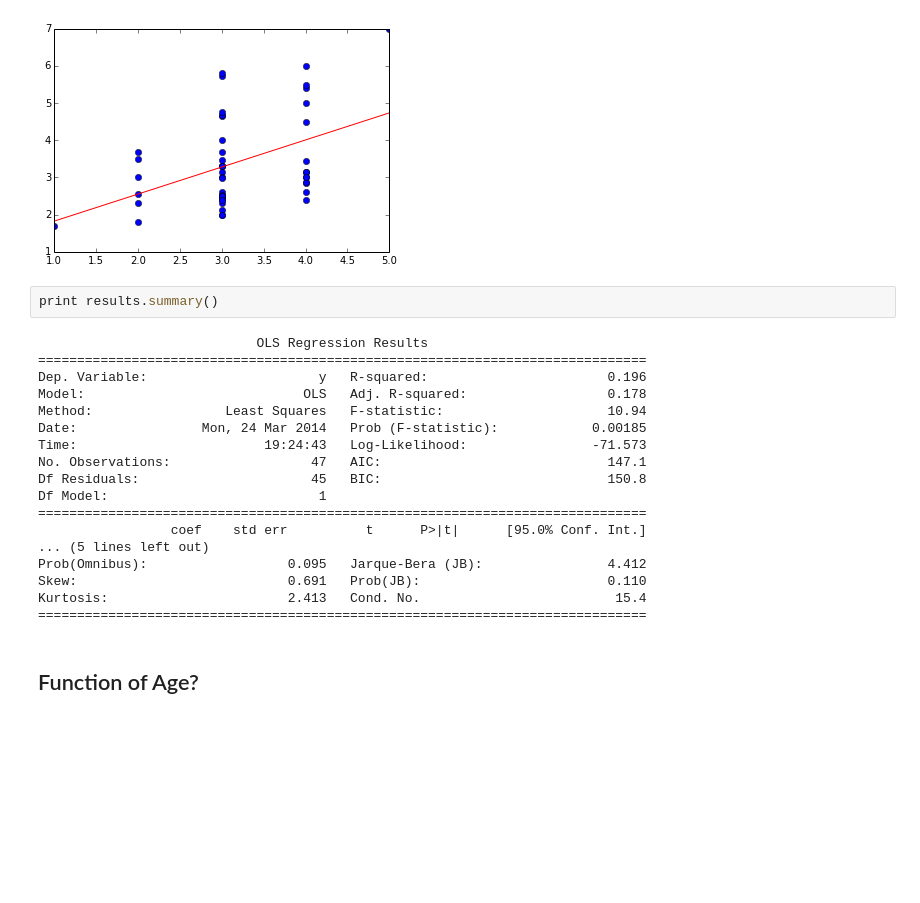
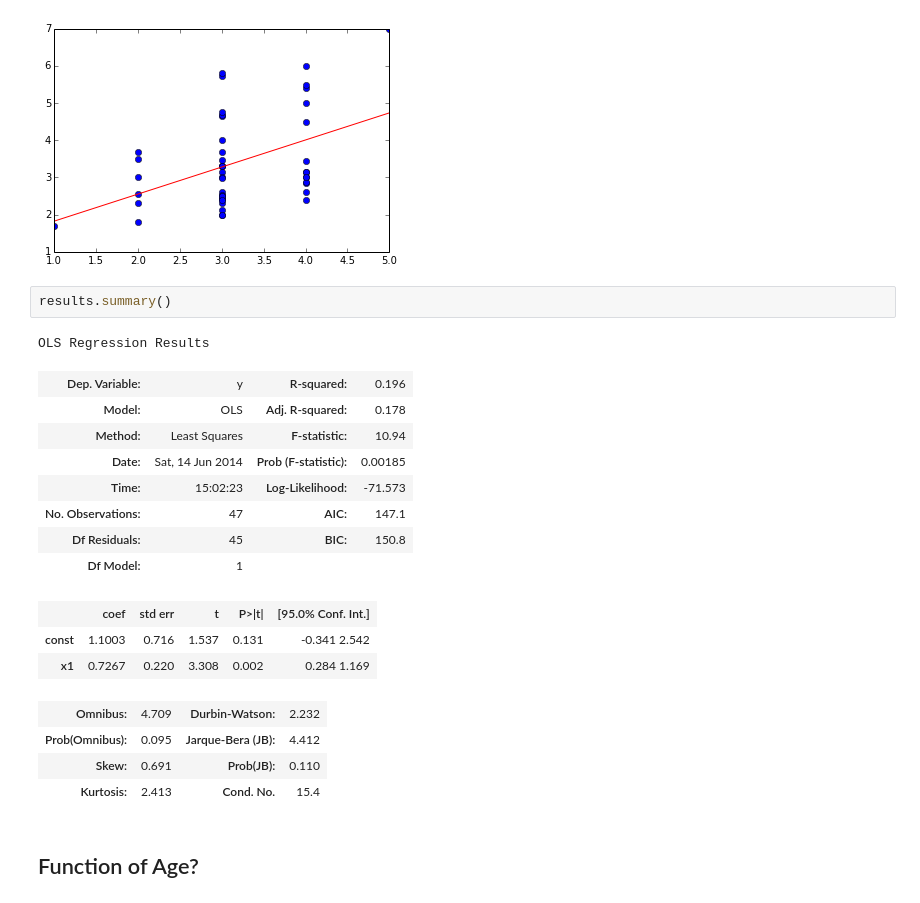
Before and after one commit to mike-tamir/GA_DAT7, a Jupyter notebook: DAT7 iPython notebooks/DAT7-lab3.1_Linear_Regression_sol.ipynb, the cells around one changed output. Cells and saved outputs as stored; diff of their text form; blank space fills up the shorter version.

```diff
--- a/DAT7 iPython notebooks/DAT7-lab3.1_Linear_Regression_sol.ipynb
+++ b/DAT7 iPython notebooks/DAT7-lab3.1_Linear_Regression_sol.ipynb
@@ -200,26 +212,25 @@ plt.plot(xl, yl, 'r-')
 plt.show()
 # %% [output]
 [figure]
-# %%
-print results.summary()
-# %% [output]
-                            OLS Regression Results
-==============================================================================
-Dep. Variable:                      y   R-squared:                       0.196
-Model:                            OLS   Adj. R-squared:                  0.178
-Method:                 Least Squares   F-statistic:                     10.94
-Date:                Mon, 24 Mar 2014   Prob (F-statistic):            0.00185
-Time:                        19:24:43   Log-Likelihood:                -71.573
-No. Observations:                  47   AIC:                             147.1
-Df Residuals:                      45   BIC:                             150.8
-Df Model:                           1
-==============================================================================
-                 coef    std err          t      P>|t|      [95.0% Conf. Int.]
-... (5 lines left out)
-Prob(Omnibus):                  0.095   Jarque-Bera (JB):                4.412
-Skew:                           0.691   Prob(JB):                        0.110
-Kurtosis:                       2.413   Cond. No.                         15.4
-==============================================================================
+# %%
+results.summary()
+# %% [output]
+OLS Regression Results
+| Dep. Variable: | y | R-squared: | 0.196 |
+| Model: | OLS | Adj. R-squared: | 0.178 |
+| Method: | Least Squares | F-statistic: | 10.94 |
+| Date: | Sat, 14 Jun 2014 | Prob (F-statistic): | 0.00185 |
+| Time: | 15:02:23 | Log-Likelihood: | -71.573 |
+| No. Observations: | 47 | AIC: | 147.1 |
+| Df Residuals: | 45 | BIC: | 150.8 |
+| Df Model: | 1 |  |  |
+|  | coef | std err | t | P>|t| | [95.0% Conf. Int.] |
+| const | 1.1003 | 0.716 | 1.537 | 0.131 | -0.341 2.542 |
+| x1 | 0.7267 | 0.220 | 3.308 | 0.002 | 0.284 1.169 |
+| Omnibus: | 4.709 | Durbin-Watson: | 2.232 |
+| Prob(Omnibus): | 0.095 | Jarque-Bera (JB): | 4.412 |
+| Skew: | 0.691 | Prob(JB): | 0.110 |
+| Kurtosis: | 2.413 | Cond. No. | 15.4 |
 # %% [markdown]
 ## Function of Age?
 # %%
```
Also changed, not shown: parts of 21 cells of this notebook, 30 other files.
